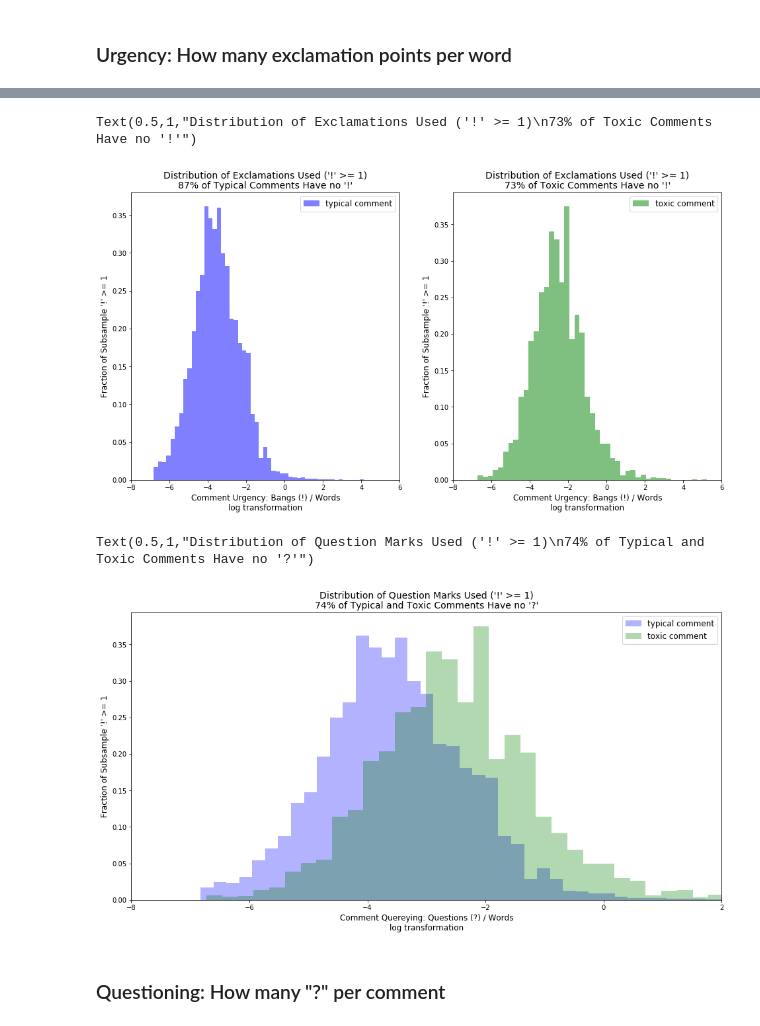
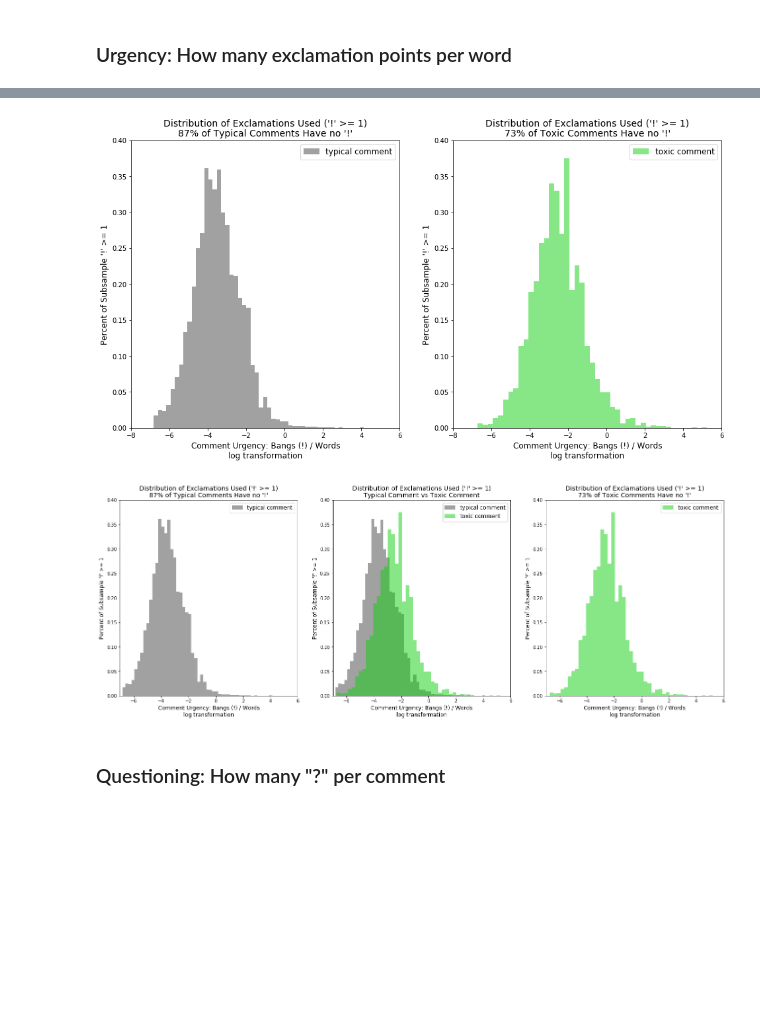
Before and after one commit to pixelatedbrian/polished-vernacular, a Jupyter notebook: notebooks/toxic_comment_eda_round_4.ipynb, the cells around one changed output, grey strips where cells are left out. Saved outputs shown, nothing was run; the diff lists cells and outputs as text; code cells hidden in the pictures; blank space fills up the shorter version.

Commit message:
add images from EDA for publishing

```diff
--- a/notebooks/toxic_comment_eda_round_4.ipynb
+++ b/notebooks/toxic_comment_eda_round_4.ipynb
@@ -258,5 +278,8 @@ bad_stuff.head()
 | 16 | 0007e25b2121310b | Bye! \n\nDon't look, come or thin... | 1 | 0 | 0 | 0 | 0 | 0 | 1.428572e-01 | ... |
 | 42 | 001810bf8c45bf5f | You are gay or antisemmitian? \n\... | 1 | 0 | 1 | 0 | 1 | 1 | 2.890625e-01 | ... |
 | 43 | 00190820581d90ce | FUCK YOUR FILTHY MOTHER IN THE AS... | 1 | 0 | 1 | 0 | 1 | 0 | 1.111111e-07 | ... |
+# %%
+GREEN = "#10D010"
+GREY = "#444444"
 # %% [markdown]
 ### Loudness:
@@ -392,8 +461,8 @@ fig, axs = plt.subplots(1, 2, figsize=(16, 8))
 _good = good_stuff[good_stuff.loc[:, "urgency_r"] != 0]
 _bad = bad_stuff[bad_stuff.loc[:, "urgency_r"] != 0]
 
-_ = axs[0].hist(np.log(_good.loc[:, "urgency_r"]), bins=50, normed=True, color='blue', alpha=0.5, label="typical comment")
-_ = axs[1].hist(np.log(_bad.loc[:, "urgency_r"]), bins=50, normed=True, color='green', alpha=0.5, label="toxic comment")
+_ = axs[0].hist(np.log(_good.loc[:, "urgency_r"]), bins=50, normed=True, color=GREY, alpha=0.5, label="typical comment")
+_ = axs[1].hist(np.log(_bad.loc[:, "urgency_r"]), bins=50, normed=True, color=GREEN, alpha=0.5, label="toxic comment")
 
 axs[0].legend(fontsize=12)
 axs[1].legend(fontsize=12)
@@ -401,43 +470,61 @@ axs[1].legend(fontsize=12)
 axs[0].set_xlabel("Comment Urgency: Bangs (!) / Words\nlog transformation", size=12)
 axs[1].set_xlabel("Comment Urgency: Bangs (!) / Words\nlog transformation", size=12)
 
-axs[0].set_ylabel("Fraction of Subsample '!' >= 1", size=12)
-axs[1].set_ylabel("Fraction of Subsample '!' >= 1", size=12)
+axs[0].set_ylabel("Percent of Subsample '!' >= 1", size=12)
+axs[1].set_ylabel("Percent of Subsample '!' >= 1", size=12)
 
 axs[0].set_xlim(-8, 6.0)
 axs[1].set_xlim(-8, 6.0)
 
 axs[0].set_title("Distribution of Exclamations Used ('!' >= 1)\n87% of Typical Comments Have no '!'", size=14)
 axs[1].set_title("Distribution of Exclamations Used ('!' >= 1)\n73% of Toxic Comments Have no '!'", size=14)
+
+axs[0].set_ylim(0, 0.40)
+axs[1].set_ylim(0, 0.40)
+
+plt.savefig("../imgs/urgency.png", dpi=100, transparent=False)
 # %% [output]
-Text(0.5,1,"Distribution of Exclamations Used ('!' >= 1)\n73% of Toxic Comments Have no '!'")
-[figure, old version]
+[figure, new version]
 # %%
-fig, axs = plt.subplots(figsize=(16, 8))
+fig, axs = plt.subplots(1, 3, figsize=(24, 8))
 
 _good = good_stuff[good_stuff.loc[:, "urgency_r"] != 0]
 _bad = bad_stuff[bad_stuff.loc[:, "urgency_r"] != 0]
 
-_ = axs.hist(np.log(_good.loc[:, "urgency_r"]), bins=50, normed=True, color='blue', alpha=0.3, label="typical comment")
-_ = axs.hist(np.log(_bad.loc[:, "urgency_r"]), bins=50, normed=True, color='green', alpha=0.3, label="toxic comment")
+_ = axs[0].hist(np.log(_good.loc[:, "urgency_r"]), bins=50, normed=True, color=GREY, alpha=0.5, label="typical comment")
+_ = axs[2].hist(np.log(_bad.loc[:, "urgency_r"]), bins=50, normed=True, color=GREEN, alpha=0.5, label="toxic comment")
 
-axs.legend(fontsize=12)
-# axs[1].legend(fontsize=12)
+_ = axs[1].hist(np.log(_good.loc[:, "urgency_r"]), bins=50, normed=True, color=GREY, alpha=0.5, label="typical comment")
+_ = axs[1].hist(np.log(_bad.loc[:, "urgency_r"]), bins=50, normed=True, color=GREEN, alpha=0.5, label="toxic comment")
 
-axs.set_xlabel("Comment Quereying: Questions (?) / Words\nlog transformation", size=12)
-# axs[1].set_xlabel("Comment Urgency: Questions (?) / Words\nlog transformation", size=12)
 
-axs.set_ylabel("Fraction of Subsample '!' >= 1", size=12)
-# axs[1].set_ylabel("Fraction of Subsample '?' >= 1", size=12)
+axs[0].legend(fontsize=12)
+axs[1].legend(fontsize=12)
+axs[2].legend(fontsize=12)
 
-axs.set_xlim(-8, 2.0)
-# axs[1].set_xlim(-8, 6.0)
+axs[0].set_xlabel("Comment Urgency: Bangs (!) / Words\nlog transformation", size=12)
+axs[1].set_xlabel("Comment Urgency: Bangs (!) / Words\nlog transformation", size=12)
+axs[2].set_xlabel("Comment Urgency: Bangs (!) / Words\nlog transformation", size=12)
 
-axs.set_title("Distribution of Question Marks Used ('!' >= 1)\n74% of Typical and Toxic Comments Have no '?'", size=14)
-# axs[1].set_title("Distribution of Question Marks Used ('?' >= 1)\n74.7% of Toxic Comments Have no '?'", size=14)
+axs[0].set_ylabel("Percent of Subsample '!' >= 1", size=12)
+axs[1].set_ylabel("Percent of Subsample '!' >= 1", size=12)
+axs[2].set_ylabel("Percent of Subsample '!' >= 1", size=12)
+
+axs[0].set_xlim(-7.0, 6.0)
+axs[1].set_xlim(-7.0, 6.0)
+axs[2].set_xlim(-7.0, 6.0)
+
+axs[0].set_title("Distribution of Exclamations Used ('!' >= 1)\n87% of Typical Comments Have no '!'", size=14)
+axs[1].set_title("Distribution of Exclamations Used ('!' >= 1)\nTypical Comment vs Toxic Comment", size=14)
+axs[2].set_title("Distribution of Exclamations Used ('!' >= 1)\n73% of Toxic Comments Have no '!'", size=14)
+
+axs[0].set_ylim(0, 0.40)
+axs[1].set_ylim(0, 0.40)
+axs[2].set_ylim(0, 0.40)
+
+plt.savefig("../imgs/urgency_stack.png", dpi=100, transparent=False)
 # %% [output]
-Text(0.5,1,"Distribution of Question Marks Used ('!' >= 1)\n74% of Typical and Toxic Comments Have no '?'")
-[figure, old version]
+[figure, new version]
 # %% [markdown]
 ### Questioning: How many "?" per comment
 # %%
```
Also changed, not shown: parts of 15 cells of this notebook, 13 other files.
